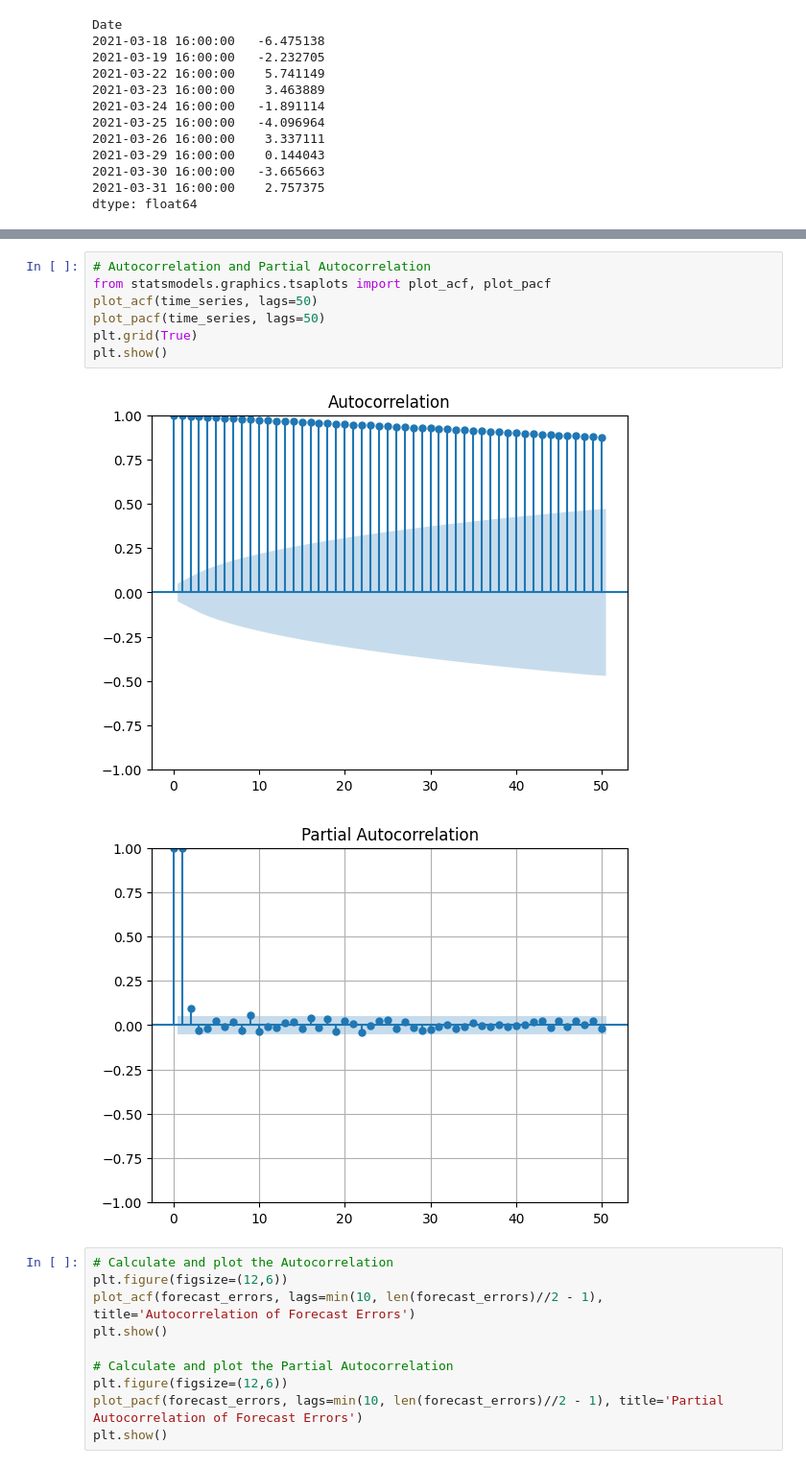
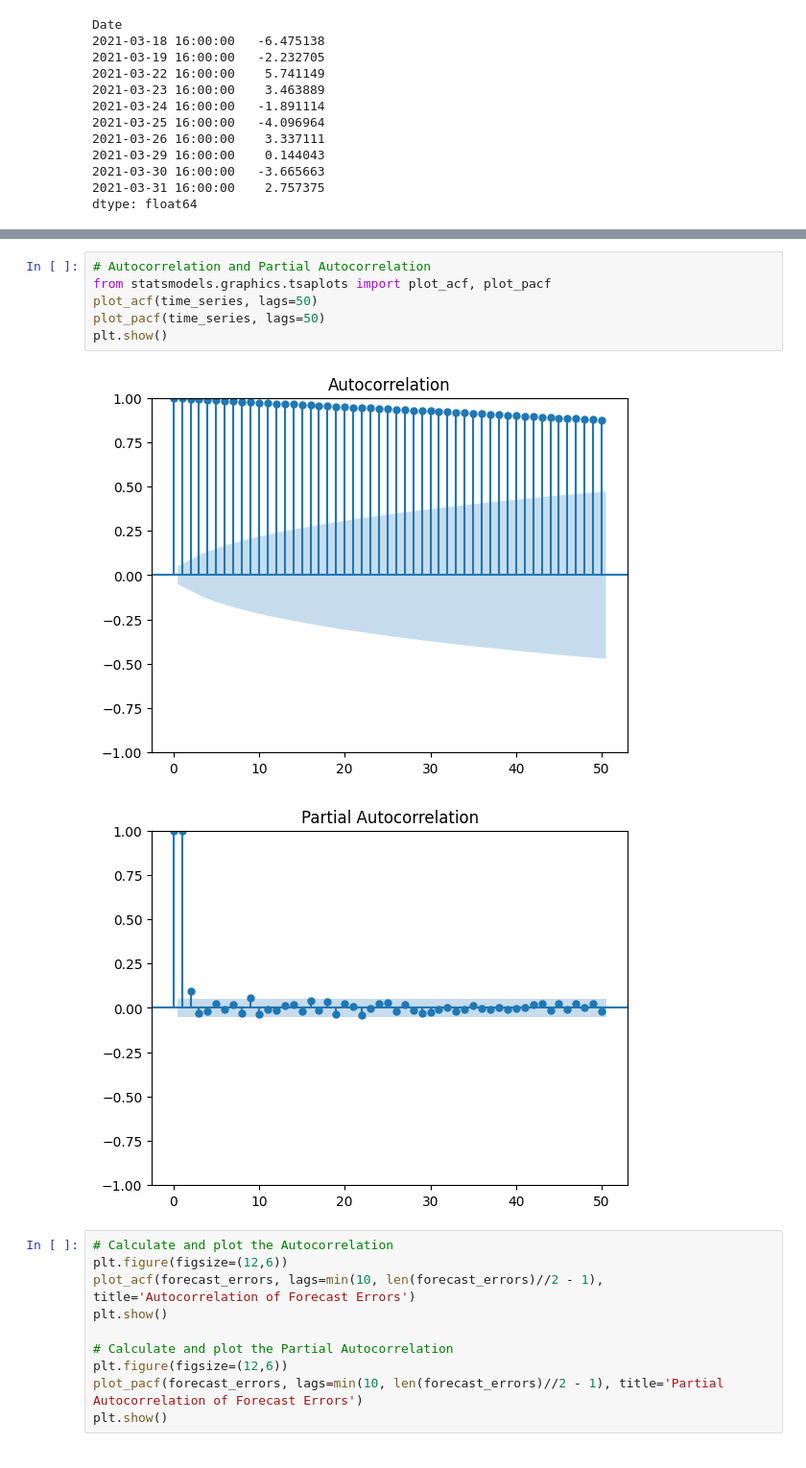
Before and after one commit to Midigan/Joint-CA2-Machine-Learning-for-Business, a Jupyter notebook: CA2 MLB and DV Integrated.ipynb, the cells around one changed output, grey strips where cells are left out. Shown: that part at 96% size. Drawn from its saved outputs; the diff is of its cells as text.

```diff
--- a/CA2 MLB and DV Integrated.ipynb
+++ b/CA2 MLB and DV Integrated.ipynb
@@ -325,13 +346,12 @@ plt.show()
 # %%
 # Autocorrelation and Partial Autocorrelation
 from statsmodels.graphics.tsaplots import plot_acf, plot_pacf
 plot_acf(time_series, lags=50)
 plot_pacf(time_series, lags=50)
-plt.grid(True)
 plt.show()
 # %% [output]
 [figure]
-[figure, old version]
+[figure, new version]
 # %%
 # Calculate and plot the Autocorrelation
 plt.figure(figsize=(12,6))
```
Also changed, not shown: parts of 10 cells of this notebook, 4 other files.
